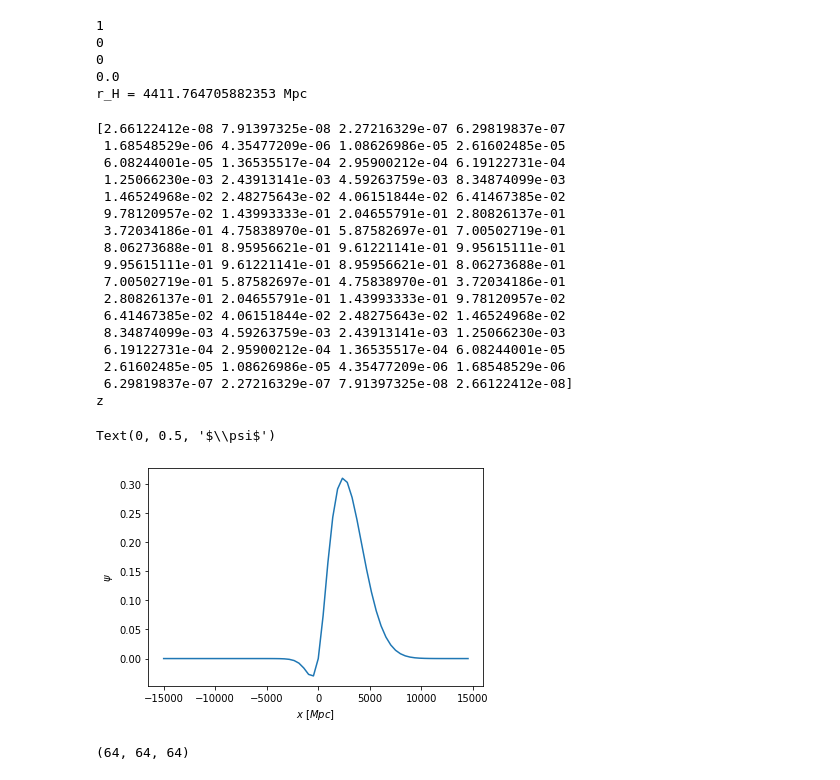
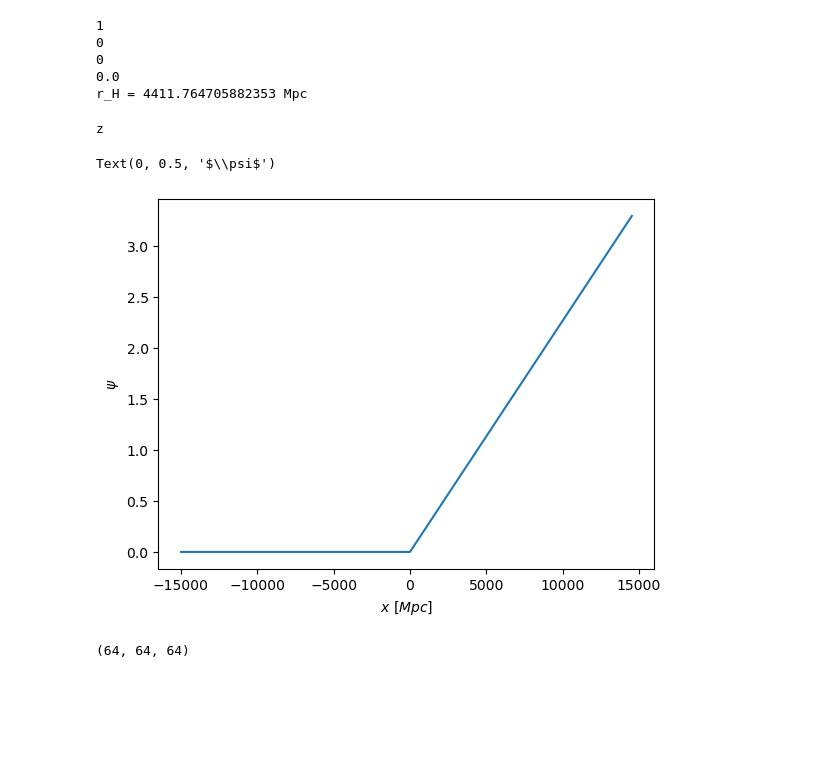
Before and after one commit to catketchup/ReCCO, a Jupyter notebook: code/sim_bubble_collision.ipynb, the cells around one changed output. Drawn from its saved outputs; the diff is of its cells as text; code cells hidden in the pictures; blank space fills up the shorter version.

```diff
--- a/code/sim_bubble_collision.ipynb
+++ b/code/sim_bubble_collision.ipynb
@@ -113,7 +113,7 @@ r_H = 4411.764705882353 Mpc
 from scipy.signal import windows
 
 psi_i_x = A/r_H*(zz - x_c) + B/(r_H**2)*(zz - x_c)**2
-use_window = 1
+use_window = 0
 
 if not use_window:
     psi_i_x[np.where(zz<x_c)] = 0
@@ -127,50 +127,34 @@ else:  # yg debug
     # Apply the smooth transition to psi_i_x
     psi_i_x *= smooth_mask
 
 
 if use_window:
     window_type = 'gaussian'
     if window_type == 'hann':
         wz = windows.hann(grid)
     elif window_type == 'gaussian':
         wz = windows.gaussian(grid, std=grid/12)
     print(wz)
     window = wz[np.newaxis,np.newaxis,:]
 else:
     window = 1
 
 print(direction)
 if direction == 'x':
     plt.plot(x,psi_i_x[:, 0, 0])
 
 elif direction == 'y':
     plt.plot(x,psi_i_x[0, :, 0])
 
 elif direction == 'z':
     plt.plot(x,(window*psi_i_x)[0, 0, :])
 
 plt.xlabel(r'$x\ [Mpc]$')
 plt.ylabel(r'$\psi$')
 # %% [output]
-[2.66122412e-08 7.91397325e-08 2.27216329e-07 6.29819837e-07
- 1.68548529e-06 4.35477209e-06 1.08626986e-05 2.61602485e-05
- 6.08244001e-05 1.36535517e-04 2.95900212e-04 6.19122731e-04
- 1.25066230e-03 2.43913141e-03 4.59263759e-03 8.34874099e-03
- 1.46524968e-02 2.48275643e-02 4.06151844e-02 6.41467385e-02
- 9.78120957e-02 1.43993333e-01 2.04655791e-01 2.80826137e-01
- 3.72034186e-01 4.75838970e-01 5.87582697e-01 7.00502719e-01
- 8.06273688e-01 8.95956621e-01 9.61221141e-01 9.95615111e-01
- 9.95615111e-01 9.61221141e-01 8.95956621e-01 8.06273688e-01
- 7.00502719e-01 5.87582697e-01 4.75838970e-01 3.72034186e-01
- 2.80826137e-01 2.04655791e-01 1.43993333e-01 9.78120957e-02
- 6.41467385e-02 4.06151844e-02 2.48275643e-02 1.46524968e-02
- 8.34874099e-03 4.59263759e-03 2.43913141e-03 1.25066230e-03
- 6.19122731e-04 2.95900212e-04 1.36535517e-04 6.08244001e-05
- 2.61602485e-05 1.08626986e-05 4.35477209e-06 1.68548529e-06
- 6.29819837e-07 2.27216329e-07 7.91397325e-08 2.66122412e-08]
 z
 Text(0, 0.5, '$\\psi$')
-[figure, old version]
+[figure, new version]
 # %%
 psi_i_x = window*psi_i_x
 psi_i_k = np.fft.fftn(psi_i_x)
```
Also changed, not shown: parts of 18 cells of this notebook, 2 other files.
